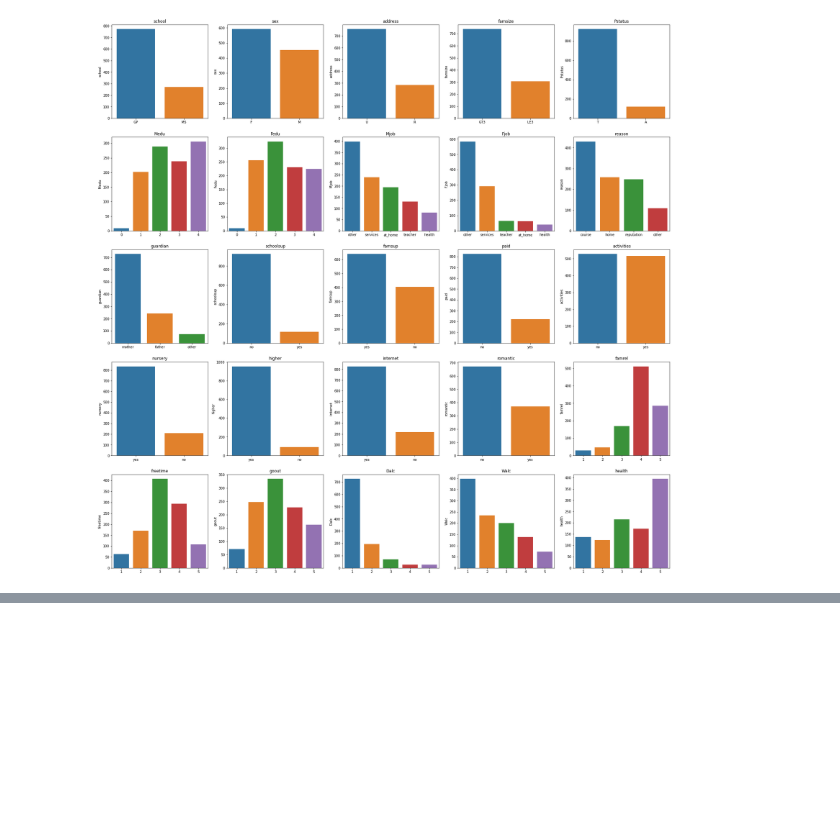
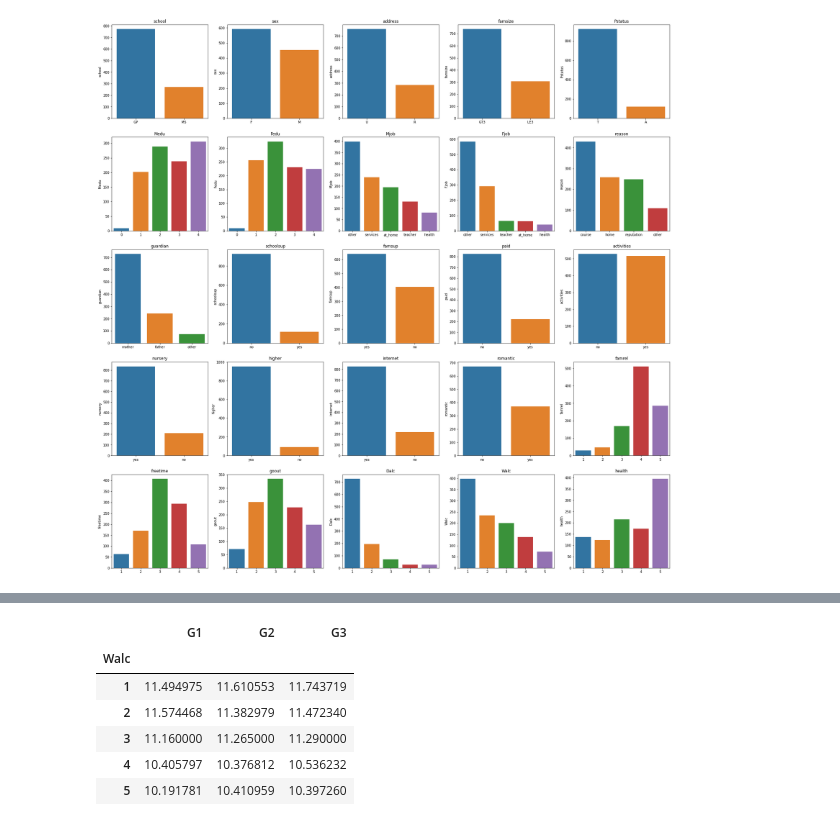
Before and after one commit to Lahiry/C.R.I.N.G.E.Y., a Jupyter notebook: Projeto2.ipynb, the cells around one changed output, grey strips where cells are left out. Saved outputs shown, nothing was run; the diff lists cells and outputs as text; code cells hidden in the pictures; blank space fills up the shorter version.

```diff
--- a/Projeto2.ipynb
+++ b/Projeto2.ipynb
@@ -239,0 +270,10 @@ for i in enumerate(cat_data):
+# %%
+data.groupby(by = 'Walc')['G1', 'G2','G3'].mean()
+# %% [output]
+|  | G1 | G2 | G3 |
+| Walc |  |  |  |
+| 1 | 11.494975 | 11.610553 | 11.743719 |
+| 2 | 11.574468 | 11.382979 | 11.472340 |
+| 3 | 11.160000 | 11.265000 | 11.290000 |
+| 4 | 10.405797 | 10.376812 | 10.536232 |
+| 5 | 10.191781 | 10.410959 | 10.397260 |
```
Also changed, not shown: parts of 10 cells of this notebook.
